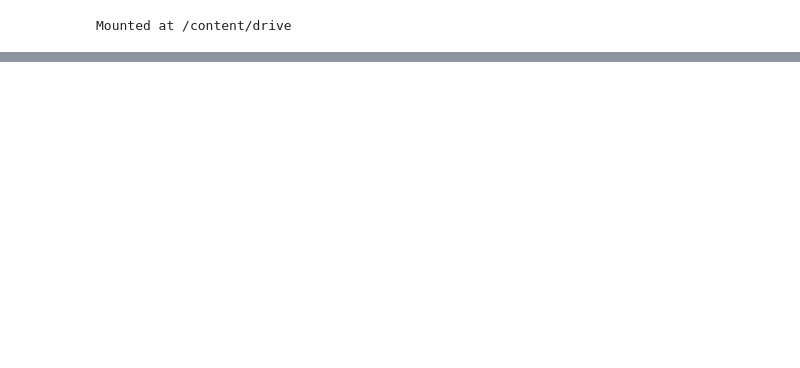
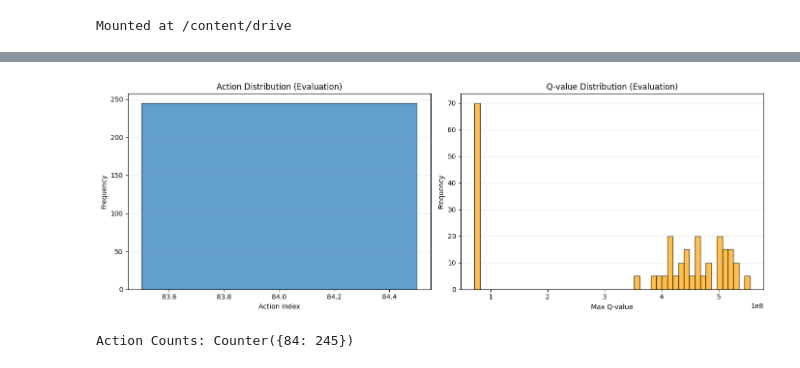
Before and after one commit to rahulb99/rl4trading, a Jupyter notebook: notebooks/RL4Trading.ipynb, the cells around one changed output, grey strips where cells are left out. Saved outputs shown, nothing was run; the diff lists cells and outputs as text; code cells hidden in the pictures; blank space fills up the shorter version.

```diff
--- a/notebooks/RL4Trading.ipynb
+++ b/notebooks/RL4Trading.ipynb
@@ -422,0 +1128,65 @@ Indicators shape: (249, 7, 4)
+# %%
+import matplotlib.pyplot as plt
+import torch
+import numpy as np
+from collections import Counter
+
+def analyze_agent_behavior(agent, eval_env, n_episodes=5):
+    device = next(agent.model.parameters()).device
+    all_actions = []
+    all_q_values = []
+
+    for _ in range(n_episodes):
+        state, _ = eval_env.reset()
+        done = False
+        while not done:
+            # Prepare state for the model
+            s_t = torch.as_tensor(state, dtype=torch.float32, device=device).unsqueeze(0)
+
+            # Get Q-values
+            with torch.no_grad():
+                q_values = agent.model(s_t)[0]
+                action = int(q_values.argmax().item())
+                max_q = q_values[action].item()
+
+            # Store action and Q-value
+            all_actions.append(action)
+            all_q_values.append(max_q)
+
+            # Step in the environment
+            next_state, _, terminated, truncated, _ = eval_env.step(action)
+            done = terminated or truncated
+            state = next_state
+
+    return all_actions, all_q_values
+
+# Run analysis
+actions, q_vals = analyze_agent_behavior(agent, eval_env, n_episodes=5)
+
+# Visualize
+plt.figure(figsize=(14, 5))
+
+# Plot Action Distribution
+plt.subplot(1, 2, 1)
+plt.hist(actions, bins=np.arange(min(actions)-0.5, max(actions)+1.5, 1), edgecolor='black', alpha=0.7)
+plt.title("Action Distribution (Evaluation)")
+plt.xlabel("Action Index")
+plt.ylabel("Frequency")
+plt.grid(axis='y', alpha=0.3)
+
+# Plot Q-value Distribution
+plt.subplot(1, 2, 2)
+plt.hist(q_vals, bins=50, color='orange', edgecolor='black', alpha=0.7)
+plt.title("Q-value Distribution (Evaluation)")
+plt.xlabel("Max Q-value")
+plt.ylabel("Frequency")
+plt.grid(axis='y', alpha=0.3)
+
+plt.tight_layout()
+plt.show()
+
+# Print raw counts
+print("Action Counts:", Counter(actions))
+# %% [output]
+[figure, added]
+Action Counts: Counter({84: 245})
```
Also changed, not shown: parts of 98 cells of this notebook.
